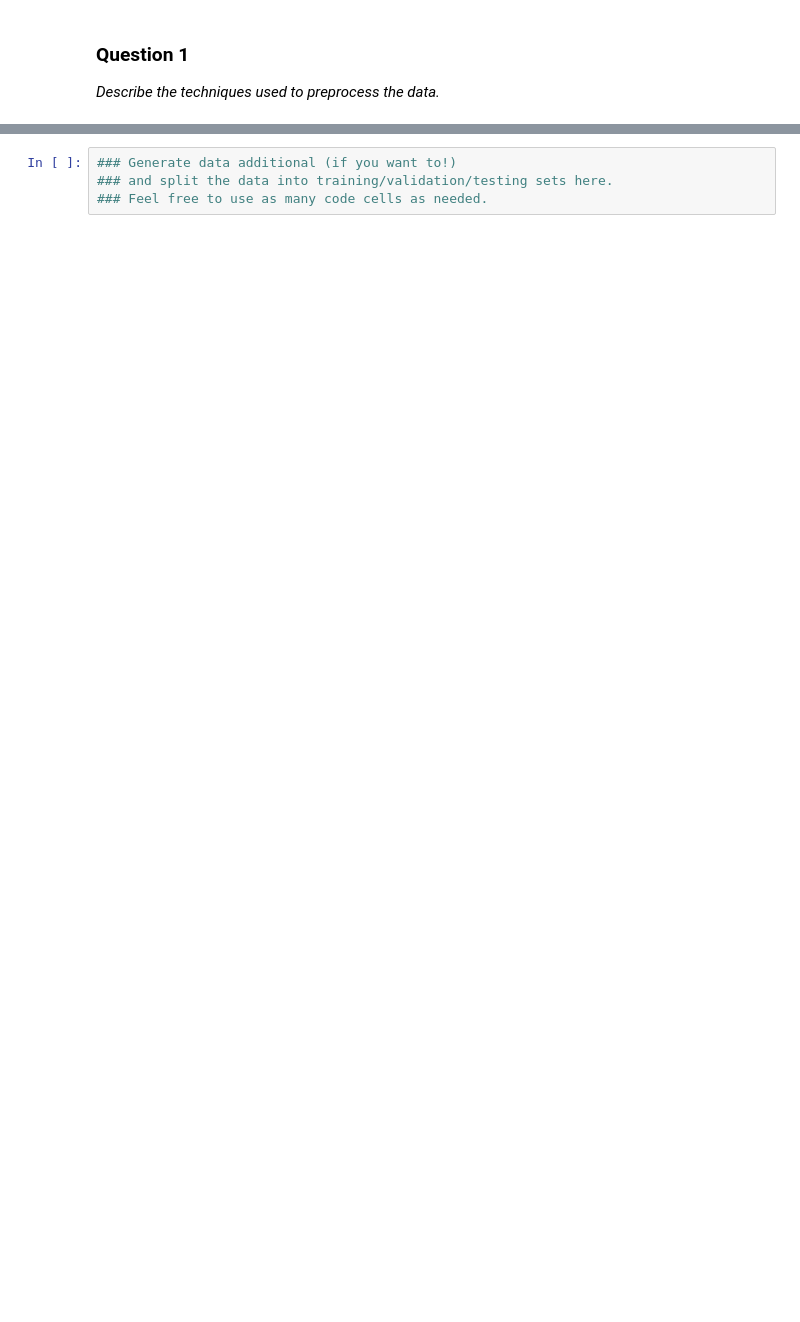
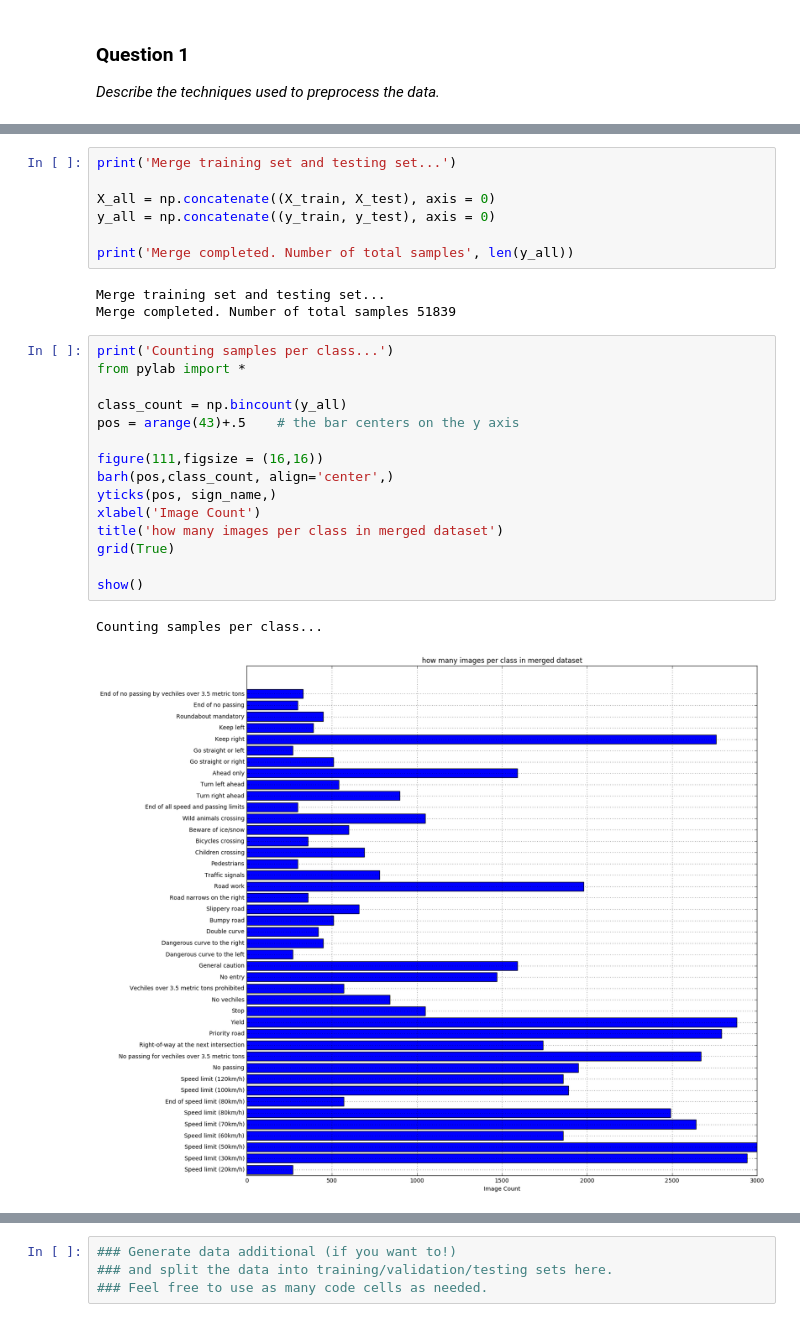
Before and after one commit to ctsuu/Traffic-Sign-Classifier, a Jupyter notebook: Traffic_Signs_Recognition.ipynb, the cells around one changed output, grey strips where cells are left out. Drawn from its saved outputs; the diff is of its cells as text; blank space fills up the shorter version.

```diff
--- a/Traffic_Signs_Recognition.ipynb
+++ b/Traffic_Signs_Recognition.ipynb
@@ -125,0 +221,28 @@ _Describe the techniques used to preprocess the data._
+# %%
+print('Merge training set and testing set...')
+
+X_all = np.concatenate((X_train, X_test), axis = 0)
+y_all = np.concatenate((y_train, y_test), axis = 0)
+
+print('Merge completed. Number of total samples', len(y_all))
+# %% [output]
+Merge training set and testing set...
+Merge completed. Number of total samples 51839
+# %%
+print('Counting samples per class...')
+from pylab import *
+
+class_count = np.bincount(y_all)
+pos = arange(43)+.5    # the bar centers on the y axis
+
+figure(111,figsize = (16,16))
+barh(pos,class_count, align='center',)
+yticks(pos, sign_name,)
+xlabel('Image Count')
+title('how many images per class in merged dataset')
+grid(True)
+
+show()
+# %% [output]
+Counting samples per class...
+[figure, added]
```
Also changed, not shown: parts of 66 cells of this notebook.
